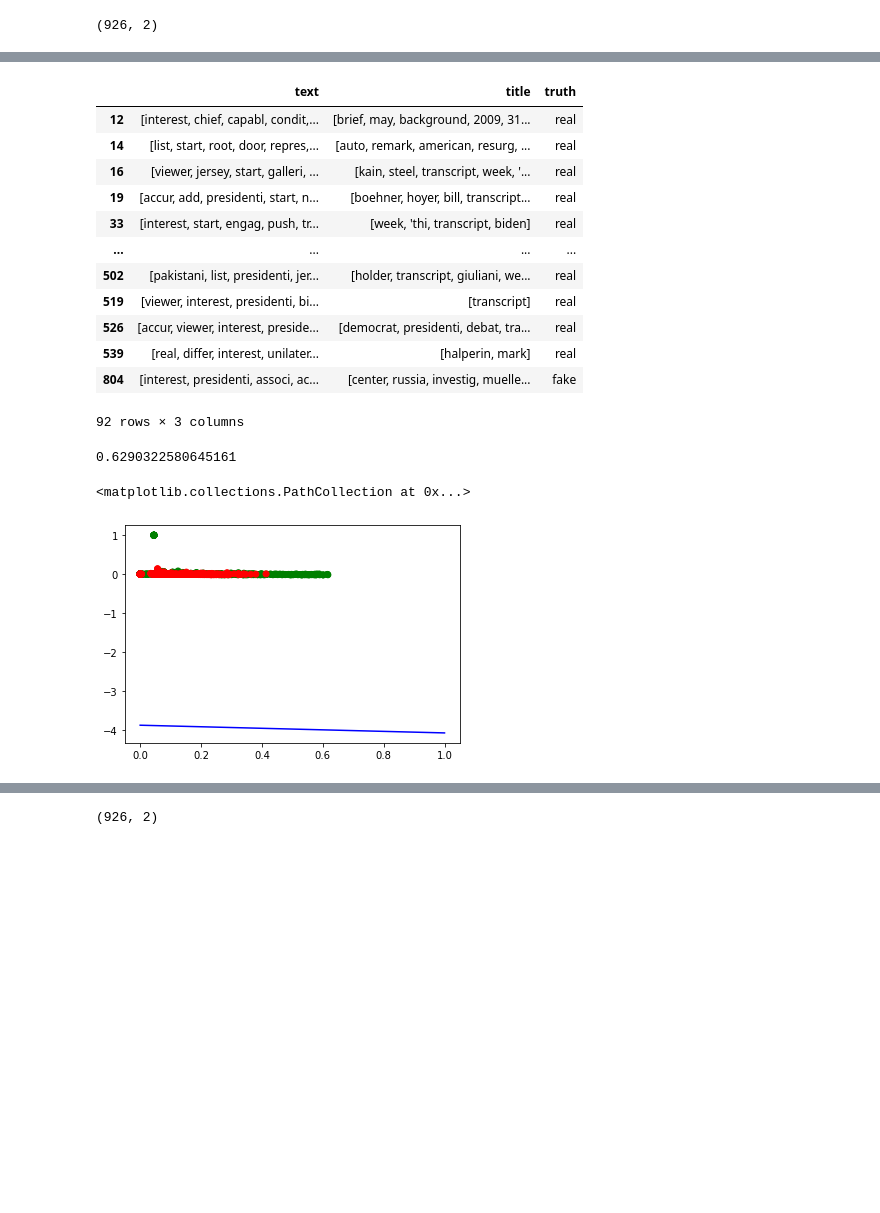
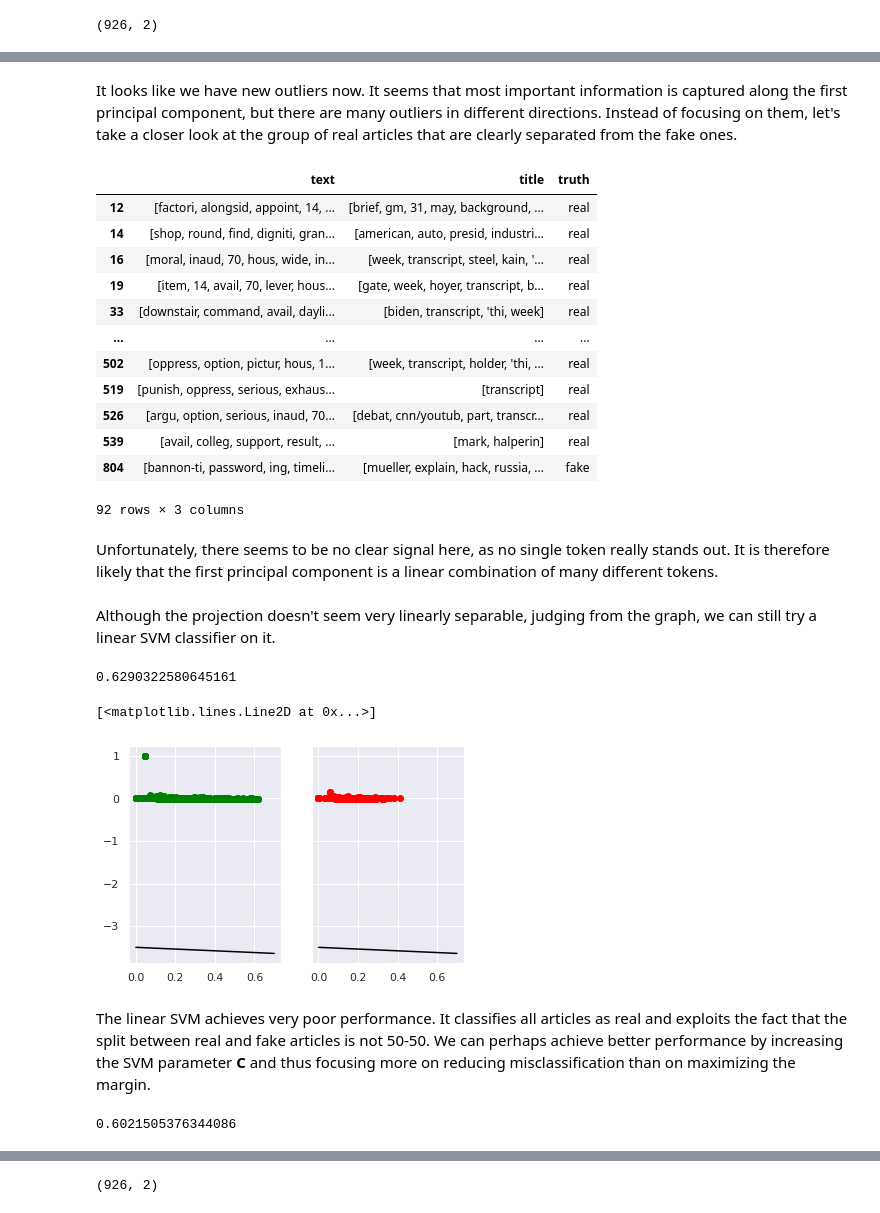
Before and after one commit to jakobzmrzlikar/fake-news-analysis, a Jupyter notebook: FakeNews/fakenews.ipynb, the cells around one changed output, grey strips where cells are left out. Drawn from its saved outputs; the diff is of its cells as text; code cells hidden in the pictures; blank space fills up the shorter version.

```diff
--- a/FakeNews/fakenews.ipynb
+++ b/FakeNews/fakenews.ipynb
@@ -37,7 +42,7 @@ from models import Autoencoder
 [nltk_data] Downloading package wordnet to /home/jakob/nltk_data...
 [nltk_data]   Package wordnet is already up-to-date!
 # %%
-root_dir = "/media/jakob/DATA/Projects/FakeNewsNet/code/fakenewsnet_dataset/"
+root_dir = "/mnt/213A37C1342A39BE/Projects/FakeNewsNet/code/fakenewsnet_dataset/"
 
 datasets = [
     "politifact",
@@ -45,5 +50,5 @@ datasets = [
 ]
 
 random_state = 42    # For reproducable random initialization
-pandarallel.initialize(nb_workers=3, use_memory_fs=True)  # initialization for pandas multiprocessing
+pandarallel.initialize(use_memory_fs=True)  # initialization for pandas multiprocessing
 # %% [output]
@@ -52,5 +61,5 @@ INFO: Pandarallel will use Memory file system to transfer data between the main
 # %%
-politifact_news = pd.read_json(collect_news(root_dir + datasets[0]))
+politifact_news = pd.read_json(StringIO(collect_news(root_dir + datasets[0])))
 politifact_news
 # %% [output]
 |  | url | text | images | top_img | keywords | authors | canonical_link | title | meta_data | movies | ... |
@@ -93,20 +112,26 @@ Name: truth, dtype: int64
 # %%
-def tokenize_clean(data, fields):
+def tokenize_clean(data, fields, tokenizer=None):
     punctuation = set('!"$%&\'’()*+,-./:;<=>?[\\]^_`{|}~•@#—–‘')
     punctuation.add("``")
     punctuation.add("''")
     punctuation.add("--")
-    punctuation.add('”')
+    punctuation.add("”")
+    punctuation.add("“")
     # "..." also appears but carries semantic meaning so we leave it in
 
     data = data.apply(lambda x: x.astype(str).str.lower())
-    data[fields] = data[fields].applymap(
+    data[fields] = data[fields].parallel_applymap(
         lambda x: re.sub(r"http\S+", "", x)) # remove links
-    data[fields] = data[fields].applymap(word_tokenize)
-    data[fields] = data[fields].applymap(set)
-    data[fields] = data[fields].applymap(
+    if tokenizer:
+        data[fields] = data[fields].parallel_applymap(tokenizer.tokenize)
+        print("Using tokenizer: {}".format(tokenizer))
+    else:   # use defualt tokenizer
+        data[fields] = data[fields].parallel_applymap(word_tokenize)
+        print("Using default tokenizer")
+    data[fields] = data[fields].parallel_applymap(set)
+    data[fields] = data[fields].parallel_applymap(
         lambda x: x - set(stopwords.words('english')))
-    data[fields] = data[fields].applymap(lambda x: x - punctuation)
+    data[fields] = data[fields].parallel_applymap(lambda x: x - punctuation)
     return data
 # %%
 text_data = tokenize_clean(text_data, ["text", "title"])
@@ -129,9 +157,9 @@ text_data
 def stem_lemmatize(data, fields):
     p_stemmer = PorterStemmer()
     wordnet_lemmatizer = WordNetLemmatizer()
-    data[fields] = data[fields].applymap(
+    data[fields] = data[fields].parallel_applymap(
         lambda x: list(map(lambda token: p_stemmer.stem(token), x)))
-    data[fields] = data[fields].applymap(
+    data[fields] = data[fields].parallel_applymap(
         lambda x: list(map(lambda token: wordnet_lemmatizer.lemmatize(token), x)))
     return data
 # %%
@@ -323,19 +507,25 @@ plt.scatter(projection[:, 0], projection[:, 1], c=colors)
+# %% [markdown]
+It looks like we have new outliers now. It seems that most important information is captured along the first principal component, but there are many outliers in different directions. Instead of focusing on them, let's take a closer look at the group of real articles that are clearly separated from the fake ones.
 # %%
-text_data.iloc[np.where(np.fromiter(map(lambda x: x[0]>0.4, projection), dtype=bool))[0]]
+text_data.iloc[np.where(projection[:, 0] > 0.4)]
 # %% [output]
 |  | text | title | truth |
-| 12 | [interest, chief, capabl, condit,... | [brief, may, background, 2009, 31... | real |
-| 14 | [list, start, root, door, repres,... | [auto, remark, american, resurg, ... | real |
-| 16 | [viewer, jersey, start, galleri, ... | [kain, steel, transcript, week, '... | real |
-| 19 | [accur, add, presidenti, start, n... | [boehner, hoyer, bill, transcript... | real |
-| 33 | [interest, start, engag, push, tr... | [week, 'thi, transcript, biden] | real |
+| 12 | [factori, alongsid, appoint, 14, ... | [brief, gm, 31, may, background, ... | real |
+| 14 | [shop, round, find, digniti, gran... | [american, auto, presid, industri... | real |
+| 16 | [moral, inaud, 70, hous, wide, in... | [week, transcript, steel, kain, '... | real |
+| 19 | [item, 14, avail, 70, lever, hous... | [gate, week, hoyer, transcript, b... | real |
+| 33 | [downstair, command, avail, dayli... | [biden, transcript, 'thi, week] | real |
 | ... | ... | ... | ... |
-| 502 | [pakistani, list, presidenti, jer... | [holder, transcript, giuliani, we... | real |
-| 519 | [viewer, interest, presidenti, bi... | [transcript] | real |
-| 526 | [accur, viewer, interest, preside... | [democrat, presidenti, debat, tra... | real |
-| 539 | [real, differ, interest, unilater... | [halperin, mark] | real |
-| 804 | [interest, presidenti, associ, ac... | [center, russia, investig, muelle... | fake |
+| 502 | [oppress, option, pictur, hous, 1... | [week, transcript, holder, 'thi, ... | real |
+| 519 | [punish, oppress, serious, exhaus... | [transcript] | real |
+| 526 | [argu, option, serious, inaud, 70... | [debat, cnn/youtub, part, transcr... | real |
+| 539 | [avail, colleg, support, result, ... | [mark, halperin] | real |
+| 804 | [bannon-ti, password, ing, timeli... | [mueller, explain, hack, russia, ... | fake |
 92 rows × 3 columns
+# %% [markdown]
+Unfortunately, there seems to be no clear signal here, as no single token really stands out. It is therefore likely that the first principal component is a linear combination of many different tokens.
+# %% [markdown]
+Although the projection doesn't seem very linearly separable, judging from the graph, we can still try a linear SVM classifier on it.
 # %%
 X_train, X_test, y_train, y_test = train_test_split(
     projection, labels, test_size=0.2, random_state=random_state)
@@ -347,10 +537,21 @@ accuracy_score(y_test, svm_classifier.predict(X_test))
 # %%
 w = svm_classifier.coef_[0]
 b = svm_classifier.intercept_[0]
-x_points = np.linspace(0, 1)
+x_points = np.linspace(0, 0.7)
 y_points = -(w[0] / w[1]) * x_points - b / w[1]
-plt.plot(x_points, y_points, c='b')
-plt.scatter(projection[:, 0], projection[:, 1], c=colors)
+fig, (ax1, ax2) = plt.subplots(1, 2, sharex=True, sharey=True)
+ax1.scatter(projection[:boundary, 0], projection[:boundary, 1], c='green')
+ax2.scatter(projection[boundary:, 0], projection[boundary:, 1], c='red')
+ax1.plot(x_points, y_points, c='black')
+ax2.plot(x_points, y_points, c='black')
 # %% [output]
-<matplotlib.collections.PathCollection at 0x...>
+[<matplotlib.lines.Line2D at 0x...>]
-[figure, old version]
+[figure, new version]
+# %% [markdown]
+The linear SVM achieves very poor performance. It classifies all articles as real and exploits the fact that the split between real and fake articles is not 50-50. We can perhaps achieve better performance by increasing the SVM parameter **C** and thus focusing more on reducing misclassification than on maximizing the margin.
+# %%
+svm_classifier = svm.SVC(C=100, kernel='linear')
+svm_classifier.fit(X_train, y_train)
+accuracy_score(y_test, svm_classifier.predict(X_test))
+# %% [output]
+0.6021505376344086
```
Also changed, not shown: parts of 126 cells of this notebook, 4 other files.
